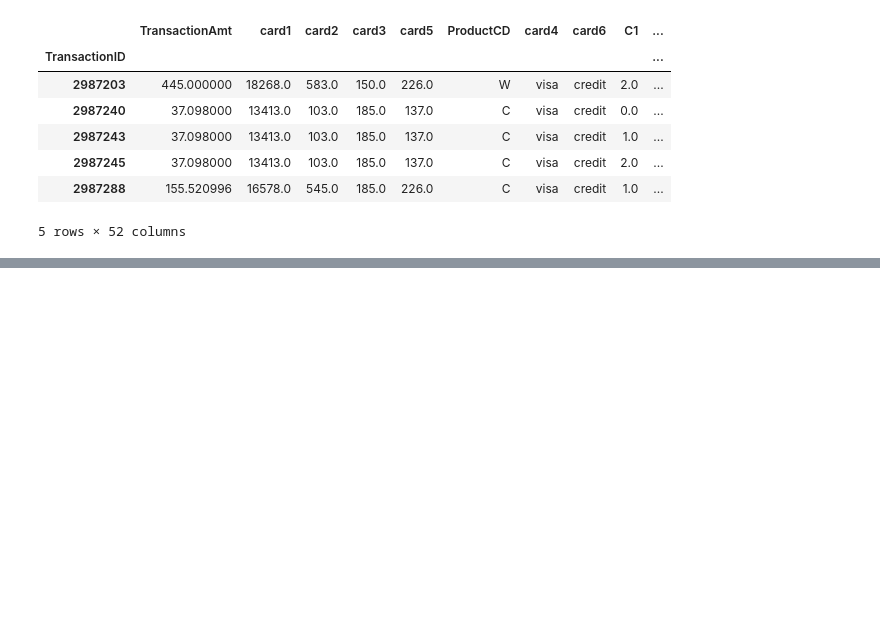
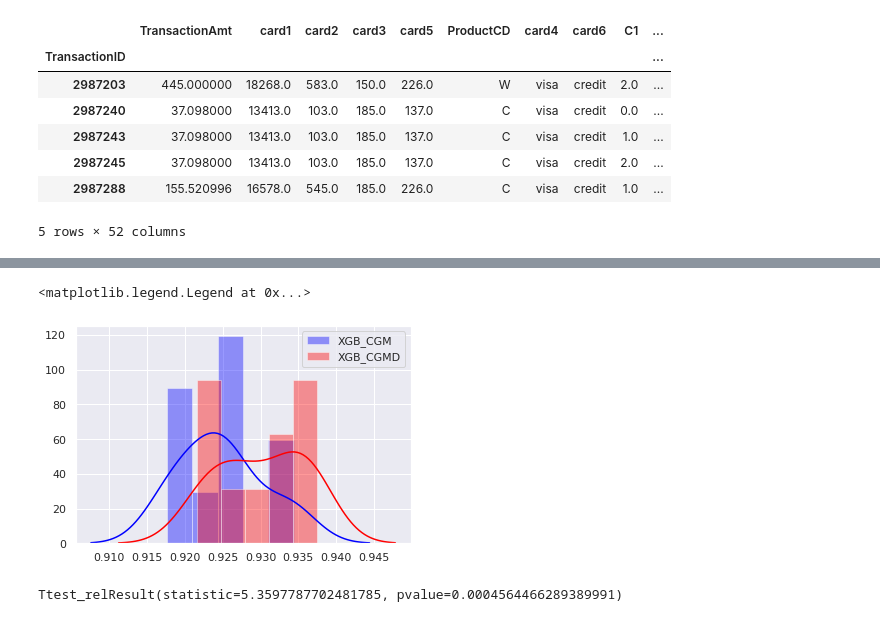
Before and after one commit to VladimirIsakov91/IEEE-CISFraudDetection, a Jupyter notebook: IEEE-CISFraudDetection.ipynb, the cells around one changed output, grey strips where cells are left out. Saved outputs shown, nothing was run; the diff lists cells and outputs as text; code cells hidden in the pictures; blank space fills up the shorter version.

Commit message:
XGB with CGMD

```diff
--- a/IEEE-CISFraudDetection.ipynb
+++ b/IEEE-CISFraudDetection.ipynb
@@ -815,0 +837,3 @@ X
+# %%
+model = XGBClassifier(random_state=SEED, n_jobs=JOBS)
+xgb_cgmd = ml_pipeline(X=X_, y=y, n_splits=10, model=model)
@@ -815,0 +852,12 @@ X
+# %%
+plt.figure()
+sns.distplot(xgb_cgm.aucs, color='blue', bins=5, label='XGB_CGM')
+sns.distplot(xgb_cgmd.aucs, color='red', bins=5, label='XGB_CGMD')
+plt.legend()
+# %% [output]
+<matplotlib.legend.Legend at 0x...>
+[figure, added]
+# %%
+ttest_rel(xgb_cgmd.aucs, xgb_cgm.aucs)
+# %% [output]
+Ttest_relResult(statistic=5.3597787702481785, pvalue=0.0004564466289389991)
```
Also changed, not shown: parts of 6 cells of this notebook.
